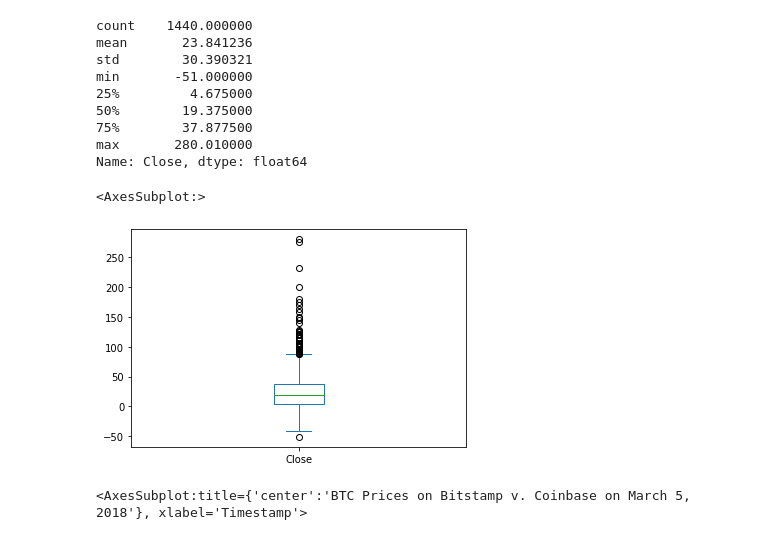
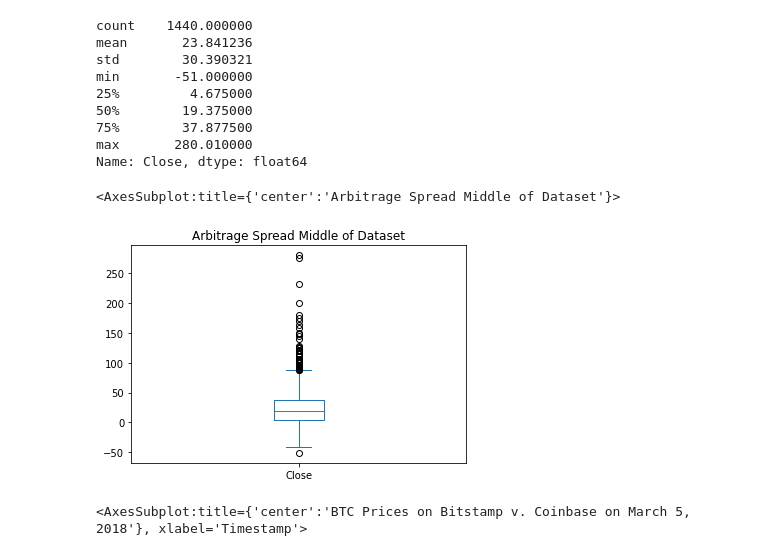
Before and after one commit to ellenicoleroberts/Challenge_3_Crypto_Arbitrage, a Jupyter notebook: crypto_arbitrage.ipynb, the cells around one changed output. Cells and saved outputs as stored; diff of their text form; code cells hidden in the pictures.

```diff
--- a/Starter_Code/crypto_arbitrage.ipynb
+++ b/crypto_arbitrage.ipynb
@@ -354,10 +367,10 @@ max       280.010000
 Name: Close, dtype: float64
 # %%
 # Visualize the arbitrage spread from the middle of the dataset in a box plot
-arbitrage_spread_middle.plot(kind='box')
+arbitrage_spread_middle.plot(kind='box', title="Arbitrage Spread Middle of Dataset")
 # %% [output]
-<AxesSubplot:>
+<AxesSubplot:title={'center':'Arbitrage Spread Middle of Dataset'}>
-[figure, old version]
+[figure, new version]
 # %%
 # Create an overlay plot that visualizes the two dataframes over a period of one day from late in the dataset.
 # Be sure that the plots include the parameters `legend`, `figsize`, `title`, `color` and `label`
```
Also changed, not shown: parts of 4 cells of this notebook, 8 other files.
